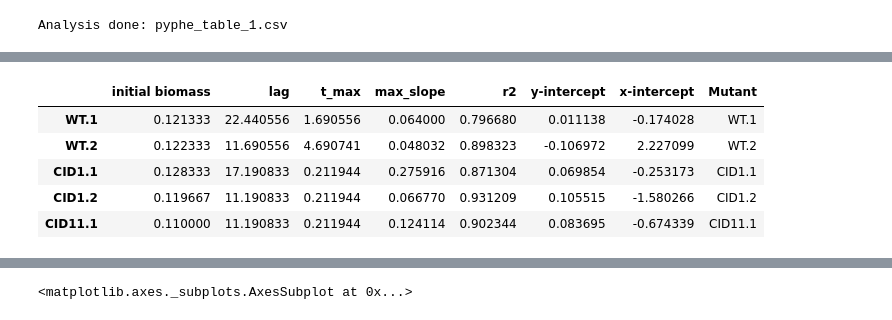
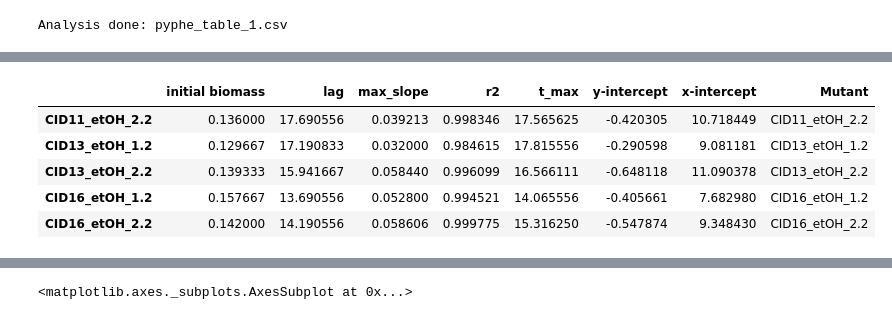
Before and after one commit to igib-rna-tails/Bioscreen_results_workflow, a Jupyter notebook: LL_Bioscreen_results_analysis.ipynb, the cells around one changed output, grey strips where cells are left out. Saved outputs shown, nothing was run; the diff lists cells and outputs as text; code cells hidden in the pictures.

```diff
--- a/LL_Bioscreen_results_analysis.ipynb
+++ b/LL_Bioscreen_results_analysis.ipynb
@@ -319,11 +479,16 @@ wyniki_pyphe_transposed = pyphe_results.transpose()
 # %%
-## Add column Mutant beeing a copy of the index of the DataFrame
+wyniki_pyphe_transposed = pyphe_results.transpose()
+#wyniki_pyphe_transposed = wyniki_pyphe_transposed.drop(['Time.1'])
+
+## Add column Mutant beeing a copy of the index of the DataFrame:
 wyniki_pyphe_transposed["Mutant"] = wyniki_pyphe_transposed.index
-wyniki_pyphe_transposed.head()
+wyniki_pyphe_transposed_withoutblank = wyniki_pyphe_transposed[~wyniki_pyphe_transposed.Mutant.str.contains("Blank")]
+
+wyniki_pyphe_transposed_withoutblank.tail()
 # %% [output]
-|  | initial biomass | lag | t_max | max_slope | r2 | y-intercept | x-intercept | Mutant |
-| WT.1 | 0.121333 | 22.440556 | 1.690556 | 0.064000 | 0.796680 | 0.011138 | -0.174028 | WT.1 |
-| WT.2 | 0.122333 | 11.690556 | 4.690741 | 0.048032 | 0.898323 | -0.106972 | 2.227099 | WT.2 |
-| CID1.1 | 0.128333 | 17.190833 | 0.211944 | 0.275916 | 0.871304 | 0.069854 | -0.253173 | CID1.1 |
-| CID1.2 | 0.119667 | 11.190833 | 0.211944 | 0.066770 | 0.931209 | 0.105515 | -1.580266 | CID1.2 |
-| CID11.1 | 0.110000 | 11.190833 | 0.211944 | 0.124114 | 0.902344 | 0.083695 | -0.674339 | CID11.1 |
+|  | initial biomass | lag | max_slope | r2 | t_max | y-intercept | x-intercept | Mutant |
+| CID11_etOH_2.2 | 0.136000 | 17.690556 | 0.039213 | 0.998346 | 17.565625 | -0.420305 | 10.718449 | CID11_etOH_2.2 |
+| CID13_etOH_1.2 | 0.129667 | 17.190833 | 0.032000 | 0.984615 | 17.815556 | -0.290598 | 9.081181 | CID13_etOH_1.2 |
+| CID13_etOH_2.2 | 0.139333 | 15.941667 | 0.058440 | 0.996099 | 16.566111 | -0.648118 | 11.090378 | CID13_etOH_2.2 |
+| CID16_etOH_1.2 | 0.157667 | 13.690556 | 0.052800 | 0.994521 | 14.065556 | -0.405661 | 7.682980 | CID16_etOH_1.2 |
+| CID16_etOH_2.2 | 0.142000 | 14.190556 | 0.058606 | 0.999775 | 15.316250 | -0.547874 | 9.348430 | CID16_etOH_2.2 |
```
Also changed, not shown: parts of 43 cells of this notebook.
